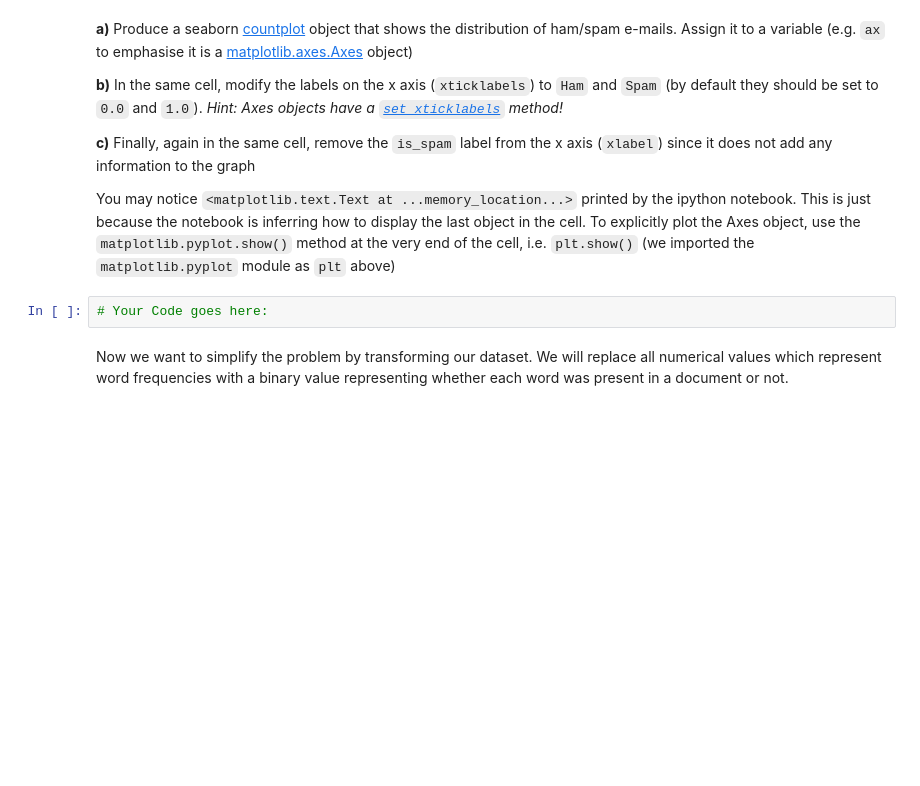
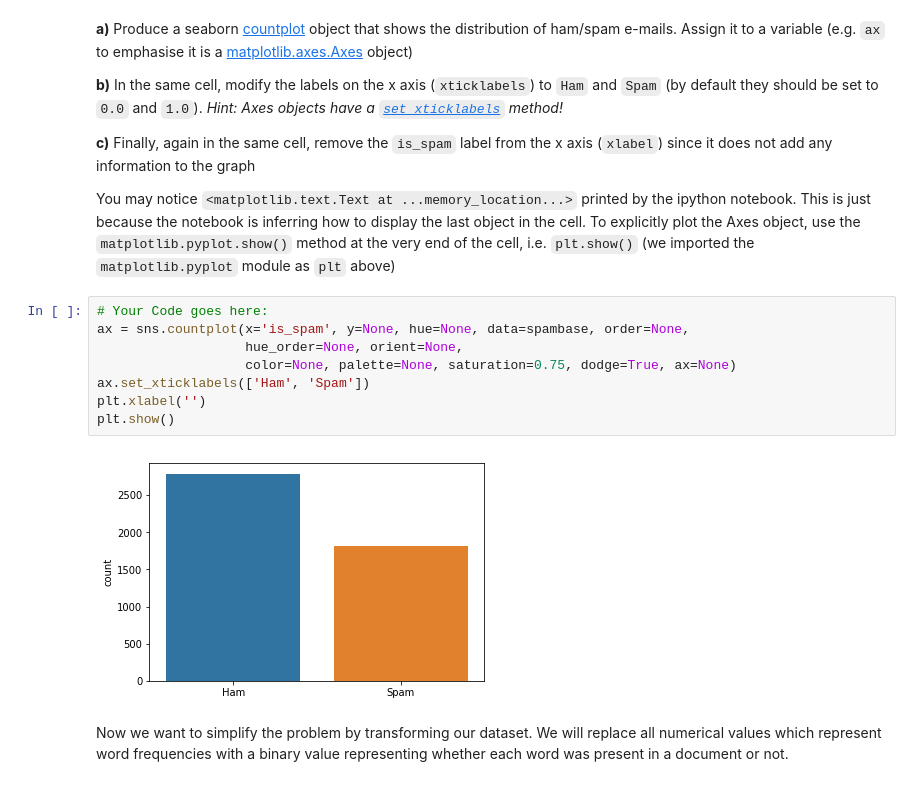
Before and after one commit to ishanparikh/IAML2018, a Jupyter notebook: Labs/01 - Analysis and Visualisation.ipynb, the cells around one changed output. Cells and saved outputs as stored; diff of their text form; blank space fills up the shorter version.

```diff
--- a/Labs/01 - Analysis and Visualisation.ipynb
+++ b/Labs/01 - Analysis and Visualisation.ipynb
@@ -107,8 +110,16 @@ Now let's get a feeling of the distribution of ham (i.e. valid) vs. spam emails.
 **c)** Finally, again in the same cell, remove the `is_spam` label from the x axis (`xlabel`) since it does not add any information to the graph
 
 You may notice `<matplotlib.text.Text at ...memory_location...>` printed by the ipython notebook. This is just because the notebook is inferring how to display the last object in the cell. To explicitly plot the Axes object, use the `matplotlib.pyplot.show()` method at the very end of the cell, i.e. `plt.show()` (we imported the `matplotlib.pyplot` module as `plt` above)
-# %%
-# Your Code goes here:
+# %%
+# Your Code goes here:
+ax = sns.countplot(x='is_spam', y=None, hue=None, data=spambase, order=None,
+                   hue_order=None, orient=None,
+                   color=None, palette=None, saturation=0.75, dodge=True, ax=None)
+ax.set_xticklabels(['Ham', 'Spam'])
+plt.xlabel('')
+plt.show()
+# %% [output]
+[figure, added]
 # %% [markdown]
 Now we want to simplify the problem by transforming our dataset. We will replace all numerical values which represent word frequencies with a binary value representing whether each word was present in a document or not.
 # %% [markdown]
```
Also changed, not shown: parts of 15 cells of this notebook, 2 other files.
